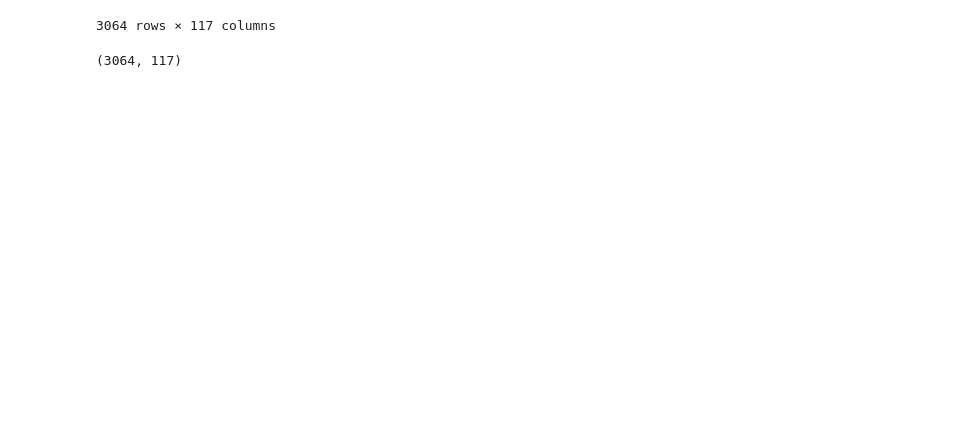
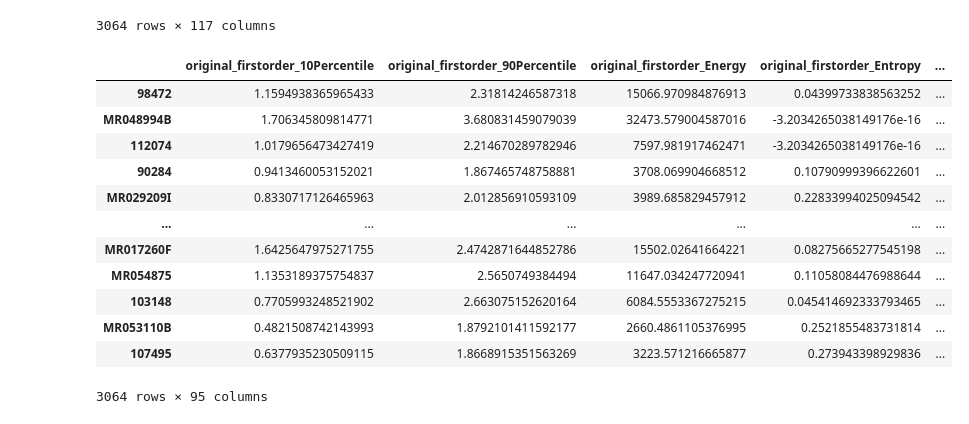
Before and after one commit to hbiom/radiomics_brain_tumors, a Jupyter notebook: radiomics.ipynb, the cells around one changed output. Drawn from its saved outputs; the diff is of its cells as text; code cells hidden in the pictures; blank space fills up the shorter version.

```diff
--- a/radiomics.ipynb
+++ b/radiomics.ipynb
@@ -83,6 +87,7 @@ for patient in patients_slices:
   patients.append(patient)
 # %%
 nbslice = []
+patients_name = []
 
 for (img, mask) in zip(images_radiomic, masks_radiomic):
 
@@ -101,5 +106,10 @@ for (img, mask) in zip(images_radiomic, masks_radiomic):
         nbslice.append(slice_image)
         patients_name.append(patient)
 
+patients_slice_df = pd.DataFrame({'patients': pd.Series(patients), 'nbrslide': pd.Series(nbslice)})
 
-patients_slice_df = pd.DataFrame({'patients': pd.Series(patients), 'nbrslide': pd.Series(nbslice)})
+print(patients_slice_df.head())
+print('\n')
+print('Min slice : {}'.format(patients_slice_df['nbrslide'].min()))
+print('Max slice : {}'.format(patients_slice_df['nbrslide'].max()))
+print('Mean slice : {:.0f}'.format(patients_slice_df['nbrslide'].mean()))
@@ -185,18 +197,26 @@ radiomics
 | 0 | v3.0.1 | 1.19.5 | 2.1.1 | 1.1.1 | ... |
 | 0 | v3.0.1 | 1.19.5 | 2.1.1 | 1.1.1 | ... |
 3064 rows × 117 columns
-# %%
-print('\n')
-print(radiomics.shape)
-# %% [output]
-(3064, 117)
 # %%
 radiomics.to_csv("radiomic_variable.csv", index=False)
 # %%
 radiomics_data = radiomics.iloc[:,22:]
 radiomics_data.index = radiomics_data['patient']
 radiomics_data.index.name = None
 radiomics_data.to_csv("radiomic.csv", index=False)
 
-print('\n')
-print(radiomics_data.shape)
+radiomics_data
+# %% [output]
+|  | original_firstorder_10Percentile | original_firstorder_90Percentile | original_firstorder_Energy | original_firstorder_Entropy | ... |
+| 98472 | 1.1594938365965433 | 2.31814246587318 | 15066.970984876913 | 0.04399733838563252 | ... |
+| MR048994B | 1.706345809814771 | 3.680831459079039 | 32473.579004587016 | -3.2034265038149176e-16 | ... |
+| 112074 | 1.0179656473427419 | 2.214670289782946 | 7597.981917462471 | -3.2034265038149176e-16 | ... |
+| 90284 | 0.9413460053152021 | 1.867465748758881 | 3708.069904668512 | 0.10790999396622601 | ... |
+| MR029209I | 0.8330717126465963 | 2.012856910593109 | 3989.685829457912 | 0.22833994025094542 | ... |
+| ... | ... | ... | ... | ... | ... |
+| MR017260F | 1.6425647975271755 | 2.4742871644852786 | 15502.02641664221 | 0.08275665277545198 | ... |
+| MR054875 | 1.1353189375754837 | 2.5650749384494 | 11647.034247720941 | 0.11058084476988644 | ... |
+| 103148 | 0.7705993248521902 | 2.663075152620164 | 6084.5553367275215 | 0.045414692333793465 | ... |
+| MR053110B | 0.4821508742143993 | 1.8792101411592177 | 2660.4861105376995 | 0.2521855483731814 | ... |
+| 107495 | 0.6377935230509115 | 1.8668915351563269 | 3223.571216665877 | 0.273943398929836 | ... |
+3064 rows × 95 columns
```
Also changed, not shown: parts of 7 cells of this notebook.
